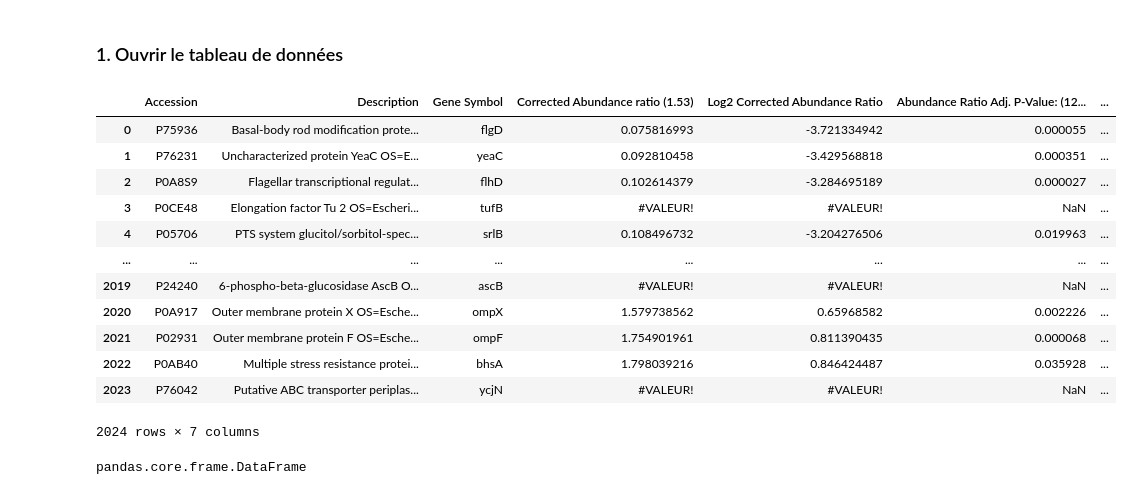
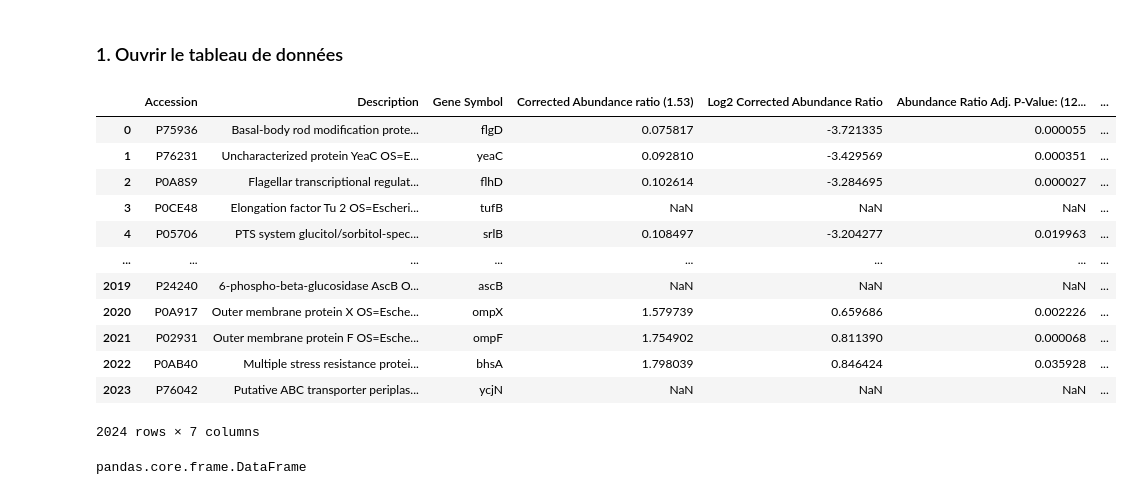
Before and after one commit to elisaafonso/tp-proteomics, a Jupyter notebook: TP1_Proteomic.ipynb, the cells around one changed output. Saved outputs shown, nothing was run; the diff lists cells and outputs as text; code cells hidden in the pictures.

```diff
--- a/TP1_Proteomic.ipynb
+++ b/TP1_Proteomic.ipynb
@@ -82,21 +81,21 @@ for entry in proteins:
 # %% [markdown]
 ### 1. Ouvrir le tableau de données
 # %%
-df = pd.read_csv("data/TCL_wt1.tsv", sep="\t")
+df = pd.read_csv("data/TCL_wt1.tsv", sep="\t", na_values = "#VALEUR!")
 df
 # %% [output]
 |  | Accession | Description | Gene Symbol | Corrected Abundance ratio (1.53) | Log2 Corrected Abundance Ratio | Abundance Ratio Adj. P-Value: (12... | ... |
-| 0 | P75936 | Basal-body rod modification prote... | flgD | 0.075816993 | -3.721334942 | 0.000055 | ... |
-| 1 | P76231 | Uncharacterized protein YeaC OS=E... | yeaC | 0.092810458 | -3.429568818 | 0.000351 | ... |
-| 2 | P0A8S9 | Flagellar transcriptional regulat... | flhD | 0.102614379 | -3.284695189 | 0.000027 | ... |
-| 3 | P0CE48 | Elongation factor Tu 2 OS=Escheri... | tufB | #VALEUR! | #VALEUR! | NaN | ... |
-| 4 | P05706 | PTS system glucitol/sorbitol-spec... | srlB | 0.108496732 | -3.204276506 | 0.019963 | ... |
+| 0 | P75936 | Basal-body rod modification prote... | flgD | 0.075817 | -3.721335 | 0.000055 | ... |
+| 1 | P76231 | Uncharacterized protein YeaC OS=E... | yeaC | 0.092810 | -3.429569 | 0.000351 | ... |
+| 2 | P0A8S9 | Flagellar transcriptional regulat... | flhD | 0.102614 | -3.284695 | 0.000027 | ... |
+| 3 | P0CE48 | Elongation factor Tu 2 OS=Escheri... | tufB | NaN | NaN | NaN | ... |
+| 4 | P05706 | PTS system glucitol/sorbitol-spec... | srlB | 0.108497 | -3.204277 | 0.019963 | ... |
 | ... | ... | ... | ... | ... | ... | ... | ... |
-| 2019 | P24240 | 6-phospho-beta-glucosidase AscB O... | ascB | #VALEUR! | #VALEUR! | NaN | ... |
-| 2020 | P0A917 | Outer membrane protein X OS=Esche... | ompX | 1.579738562 | 0.65968582 | 0.002226 | ... |
-| 2021 | P02931 | Outer membrane protein F OS=Esche... | ompF | 1.754901961 | 0.811390435 | 0.000068 | ... |
-| 2022 | P0AB40 | Multiple stress resistance protei... | bhsA | 1.798039216 | 0.846424487 | 0.035928 | ... |
-| 2023 | P76042 | Putative ABC transporter periplas... | ycjN | #VALEUR! | #VALEUR! | NaN | ... |
+| 2019 | P24240 | 6-phospho-beta-glucosidase AscB O... | ascB | NaN | NaN | NaN | ... |
+| 2020 | P0A917 | Outer membrane protein X OS=Esche... | ompX | 1.579739 | 0.659686 | 0.002226 | ... |
+| 2021 | P02931 | Outer membrane protein F OS=Esche... | ompF | 1.754902 | 0.811390 | 0.000068 | ... |
+| 2022 | P0AB40 | Multiple stress resistance protei... | bhsA | 1.798039 | 0.846424 | 0.035928 | ... |
+| 2023 | P76042 | Putative ABC transporter periplas... | ycjN | NaN | NaN | NaN | ... |
 2024 rows × 7 columns
 # %%
 type(df)
```
Also changed, not shown: parts of 31 cells of this notebook, 2 other files.
